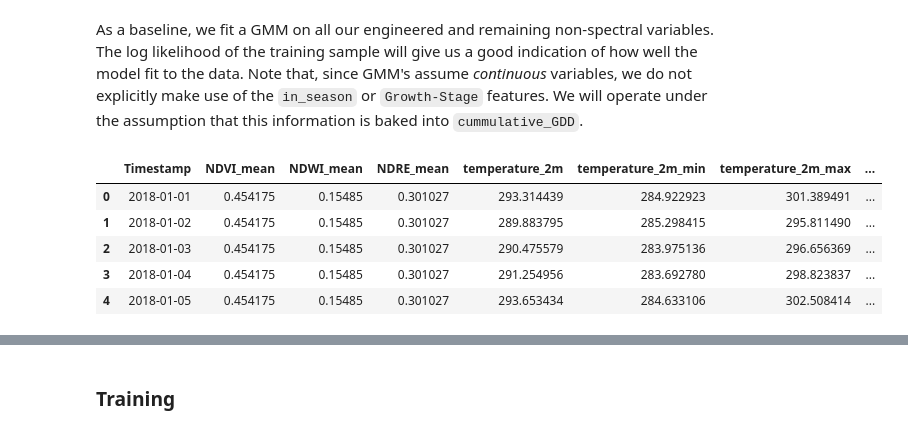
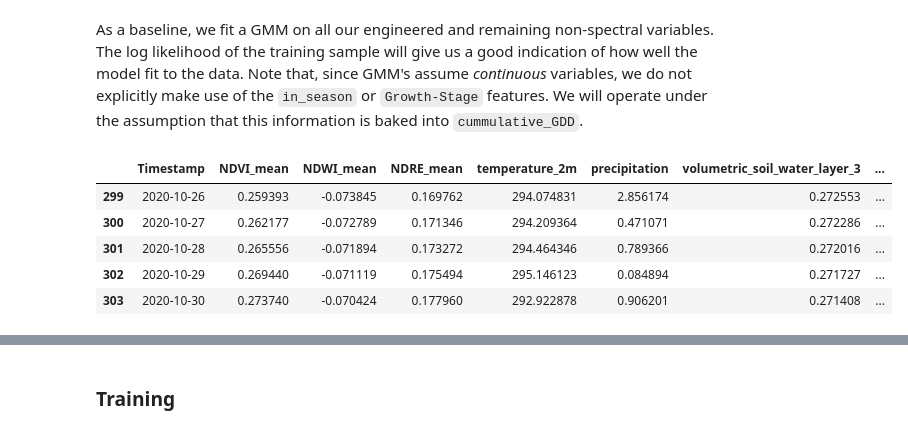
Before and after one commit to asembreek/fieldlens, a Jupyter notebook: notebooks/4. Gaussian Mixture Model.ipynb, the cells around one changed output, grey strips where cells are left out. Drawn from its saved outputs; the diff is of its cells as text; code cells hidden in the pictures.

```diff
--- a/notebooks/4. Gaussian Mixture Model.ipynb
+++ b/notebooks/4. Gaussian Mixture Model.ipynb
@@ -197,33 +229,35 @@ eng_features = [
 non_spectral_features = [
     'Timestamp',
     'temperature_2m',
-    'temperature_2m_min',
-    'temperature_2m_max',
-    'surface_solar_radiation_downwards_sum',
+    #'temperature_2m_min',
+    #'temperature_2m_max',
+    #'surface_solar_radiation_downwards_sum',
     'precipitation',
-    #'volumetric_soil_water_layer_3',
+    'volumetric_soil_water_layer_3',
     #'volumetric_soil_water_layer_4',
     'soil_temperature_level_4'
 ]
 # %%
 # Get normal data
 X_part1 = norm_eng_ns_df[eng_features]
 X_part2 = norm_ns_df[non_spectral_features]
 X_non_spectral_norm = pd.merge(X_part2, X_part1, on="Timestamp")
 
 # Merge with interpolated spectral dataframe
 X_norm = norm_interpolated_df.merge(X_non_spectral_norm, on="Timestamp", how="left")
 X_norm['doy_sin'] = np.sin(2 * np.pi * X_norm['shifted_doy'] / 365.25)
 X_norm['doy_cos'] = np.cos(2 * np.pi * X_norm['shifted_doy'] / 365.25)
+X_norm["Ag_year"] = X_norm["Ag_year"].astype('int32')
+X_norm = X_norm[X_norm["Ag_year"] != 2017]
 
 X_norm.head()
 # %% [output]
-|  | Timestamp | NDVI_mean | NDWI_mean | NDRE_mean | temperature_2m | temperature_2m_min | temperature_2m_max | ... |
-| 0 | 2018-01-01 | 0.454175 | 0.15485 | 0.301027 | 293.314439 | 284.922923 | 301.389491 | ... |
-| 1 | 2018-01-02 | 0.454175 | 0.15485 | 0.301027 | 289.883795 | 285.298415 | 295.811490 | ... |
-| 2 | 2018-01-03 | 0.454175 | 0.15485 | 0.301027 | 290.475579 | 283.975136 | 296.656369 | ... |
-| 3 | 2018-01-04 | 0.454175 | 0.15485 | 0.301027 | 291.254956 | 283.692780 | 298.823837 | ... |
-| 4 | 2018-01-05 | 0.454175 | 0.15485 | 0.301027 | 293.653434 | 284.633106 | 302.508414 | ... |
+|  | Timestamp | NDVI_mean | NDWI_mean | NDRE_mean | temperature_2m | precipitation | volumetric_soil_water_layer_3 | ... |
+| 299 | 2020-10-26 | 0.259393 | -0.073845 | 0.169762 | 294.074831 | 2.856174 | 0.272553 | ... |
+| 300 | 2020-10-27 | 0.262177 | -0.072789 | 0.171346 | 294.209364 | 0.471071 | 0.272286 | ... |
+| 301 | 2020-10-28 | 0.265556 | -0.071894 | 0.173272 | 294.464346 | 0.789366 | 0.272016 | ... |
+| 302 | 2020-10-29 | 0.269440 | -0.071119 | 0.175494 | 295.146123 | 0.084894 | 0.271727 | ... |
+| 303 | 2020-10-30 | 0.273740 | -0.070424 | 0.177960 | 292.922878 | 0.906201 | 0.271408 | ... |
 # %%
 # Get anomaly data
 
```
Also changed, not shown: parts of 25 cells of this notebook.
